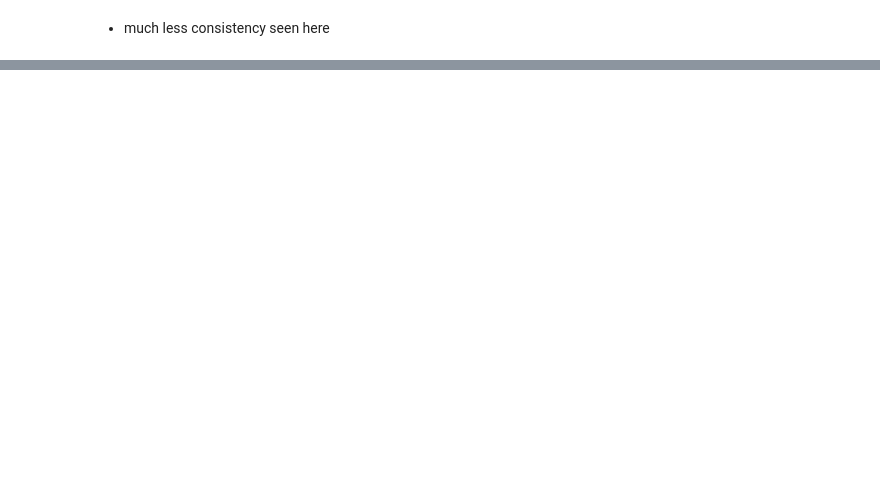
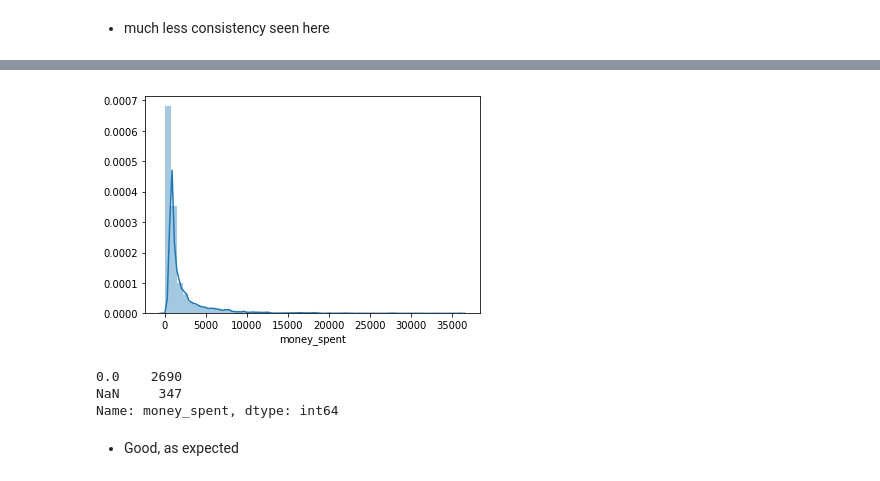
Before and after one commit to misty-garcia/kaggle_space_titanic, a Jupyter notebook: space_titanic.ipynb, the cells around one changed output, grey strips where cells are left out. Saved outputs shown, nothing was run; the diff lists cells and outputs as text; code cells hidden in the pictures; blank space fills up the shorter version.

```diff
--- a/space_titanic.ipynb
+++ b/space_titanic.ipynb
@@ -450,0 +867,2 @@ pd.crosstab(df.cabin_deck, df.transported, normalize='index')*100
+# %%
+df['money_spent'] = df.roomservice + df.foodcourt + df.shoppingmall + df.spa + df.vrdeck
@@ -450,0 +884,13 @@ pd.crosstab(df.cabin_deck, df.transported, normalize='index')*100
+# %%
+sns.distplot(df.money_spent [df.money_spent.notna()])
+plt.show()
+# %% [output]
+[figure, added]
+# %%
+df [(df.cryosleep == True)].money_spent.value_counts(dropna=False)
+# %% [output]
+0.0    2690
+NaN     347
+Name: money_spent, dtype: int64
+# %% [markdown]
+- Good, as expected
```
Also changed, not shown: parts of 109 cells of this notebook.
